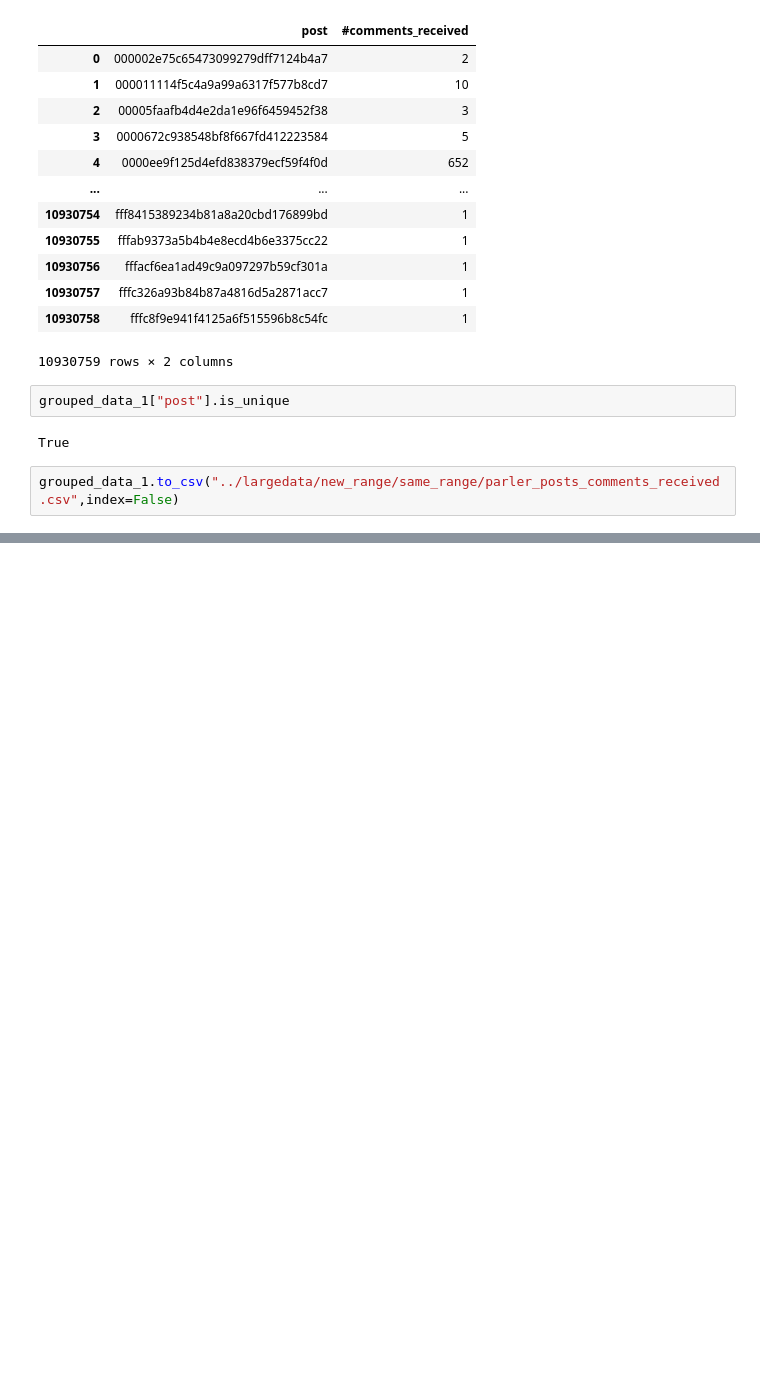
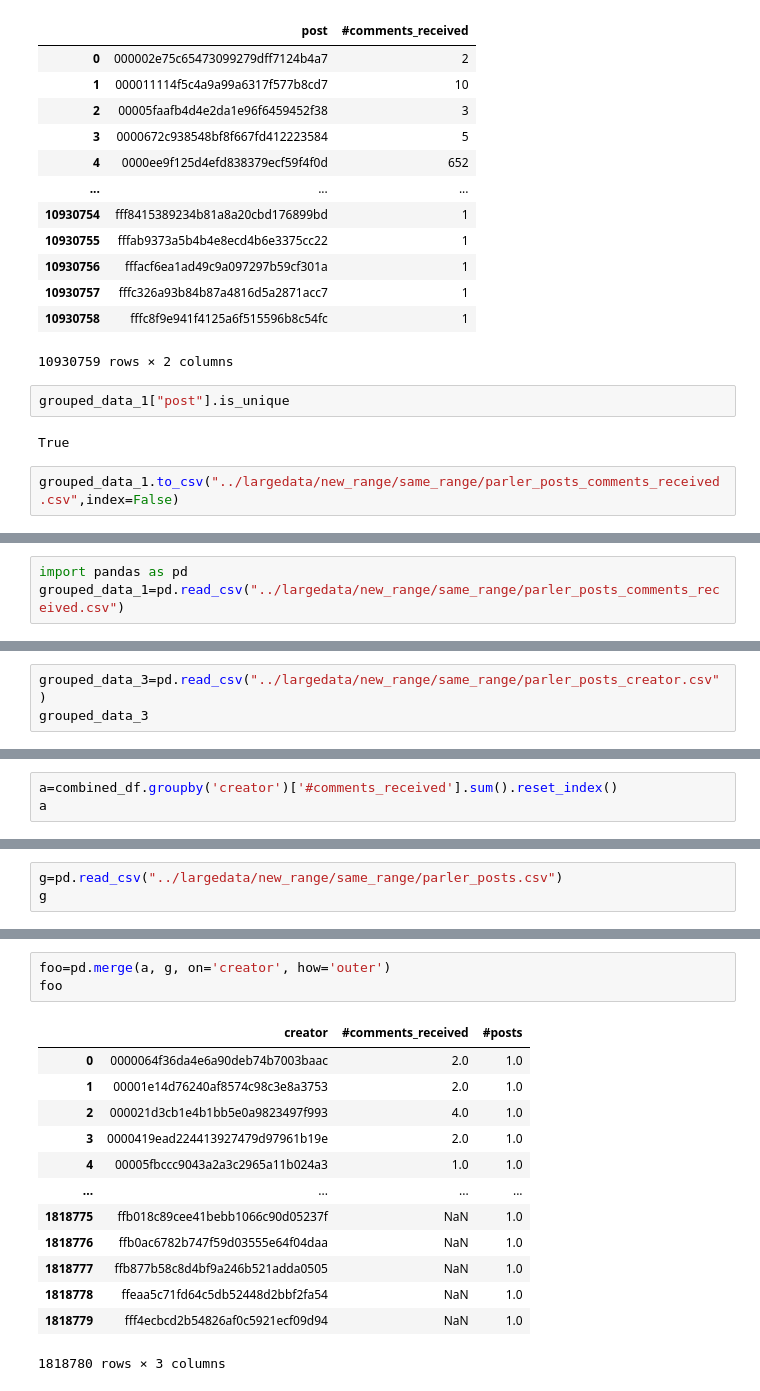
Before and after one commit to nmrastogi/QAnon, a Jupyter notebook: same_range.ipynb, the cells around one changed output, grey strips where cells are left out. Cells and saved outputs as stored; diff of their text form; blank space fills up the shorter version.

```diff
--- a/same_range.ipynb
+++ b/same_range.ipynb
@@ -1721,0 +1770,3 @@ grouped_data_3
+# %%
+import pandas as pd
+grouped_data_1=pd.read_csv("../largedata/new_range/same_range/parler_posts_comments_received.csv")
@@ -1721,0 +1789,3 @@ grouped_data_3
+# %%
+grouped_data_3=pd.read_csv("../largedata/new_range/same_range/parler_posts_creator.csv")
+grouped_data_3
@@ -1726,0 +1827,3 @@ combined_df["creator"].nunique()
+# %%
+a=combined_df.groupby('creator')['#comments_received'].sum().reset_index()
+a
@@ -1726,0 +1848,3 @@ combined_df["creator"].nunique()
+# %%
+g=pd.read_csv("../largedata/new_range/same_range/parler_posts.csv")
+g
@@ -1726,0 +1901,17 @@ combined_df["creator"].nunique()
+# %%
+foo=pd.merge(a, g, on='creator', how='outer')
+foo
+# %% [output]
+|  | creator | #comments_received | #posts |
+| 0 | 0000064f36da4e6a90deb74b7003baac | 2.0 | 1.0 |
+| 1 | 00001e14d76240af8574c98c3e8a3753 | 2.0 | 1.0 |
+| 2 | 000021d3cb1e4b1bb5e0a9823497f993 | 4.0 | 1.0 |
+| 3 | 0000419ead224413927479d97961b19e | 2.0 | 1.0 |
+| 4 | 00005fbccc9043a2a3c2965a11b024a3 | 1.0 | 1.0 |
+| ... | ... | ... | ... |
+| 1818775 | ffb018c89cee41bebb1066c90d05237f | NaN | 1.0 |
+| 1818776 | ffb0ac6782b747f59d03555e64f04daa | NaN | 1.0 |
+| 1818777 | ffb877b58c8d4bf9a246b521adda0505 | NaN | 1.0 |
+| 1818778 | ffeaa5c71fd64c5db52448d2bbf2fa54 | NaN | 1.0 |
+| 1818779 | fff4ecbcd2b54826af0c5921ecf09d94 | NaN | 1.0 |
+1818780 rows × 3 columns
```
Also changed, not shown: parts of 23 cells of this notebook.
